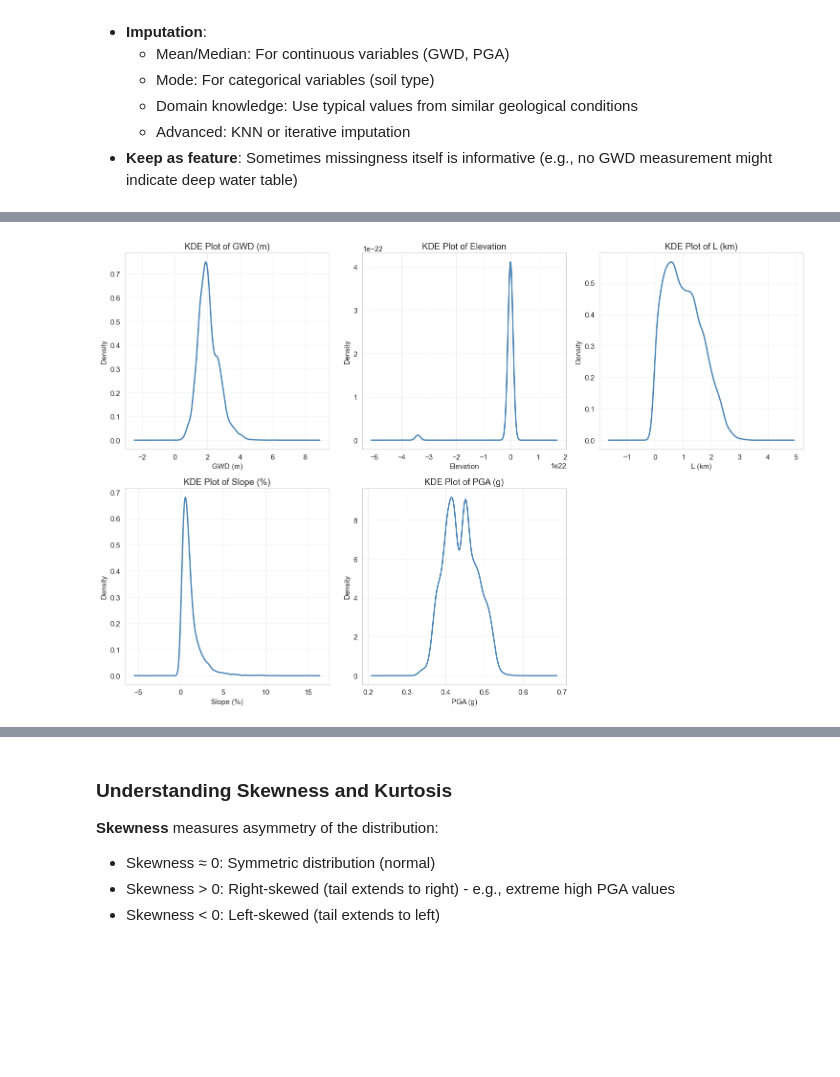
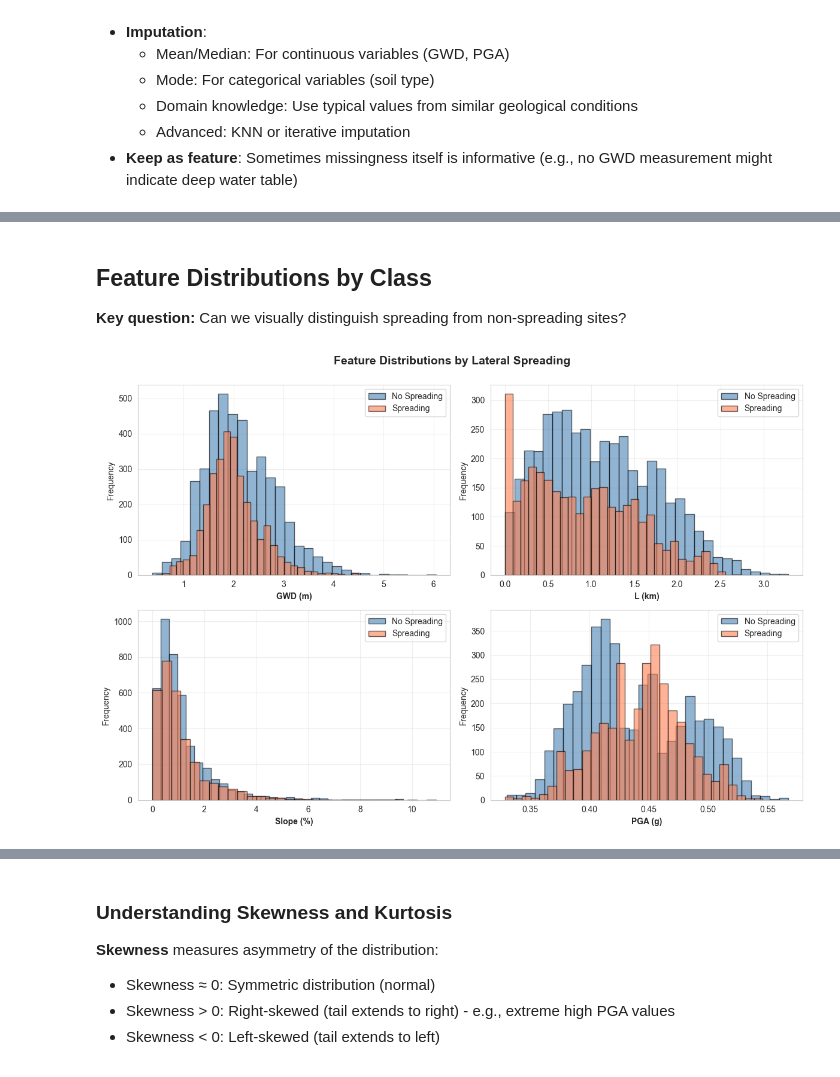
Before and after one commit to kks32-courses/ai-geotech, a Jupyter notebook: docs/00-mlp-dtree/00-eda-liquefaction.ipynb, the cells around one changed output, grey strips where cells are left out. Cells and saved outputs as stored; diff of their text form; code cells hidden in the pictures; blank space fills up the shorter version.

```diff
--- a/docs/00-mlp-dtree/00-eda-liquefaction.ipynb
+++ b/docs/00-mlp-dtree/00-eda-liquefaction.ipynb
@@ -51,14 +65,10 @@ import numpy as np
 import matplotlib.pyplot as plt
 import seaborn as sns
 from scipy import stats
-from sklearn.ensemble import IsolationForest
-from sklearn.preprocessing import StandardScaler
-from sklearn.decomposition import PCA
 import warnings
 warnings.filterwarnings('ignore')
 
-# Set style for better-looking plots
+# Plotting style
 sns.set_style('whitegrid')
-plt.rcParams['figure.figsize'] = (12, 6)
-plt.rcParams['font.size'] = 11
+plt.rcParams['figure.figsize'] = (10, 5)
 # %%
@@ -119,0 +107,4 @@ df.describe()
+# %%
+# Basic statistics
+features = ['GWD (m)', 'L (km)', 'Slope (%)', 'PGA (g)']
+df[features + ['Target']].describe()
@@ -248,19 +212,26 @@ plt.show()
+# %% [markdown]
+## Feature Distributions by Class
+
+**Key question:** Can we visually distinguish spreading from non-spreading sites?
 # %%
-# KDE plots for smoother distribution visualization
-fig, axes = plt.subplots(2, 3, figsize=(15, 10))
+# Histograms comparing spreading vs non-spreading
+fig, axes = plt.subplots(2, 2, figsize=(12, 8))
 axes = axes.ravel()
 
-for idx, feature in enumerate(numerical_features):
-    df[feature].plot(kind='kde', ax=axes[idx], color='steelblue', linewidth=2)
-    axes[idx].set_title(f'KDE Plot of {feature}')
-    axes[idx].set_xlabel(feature)
-    axes[idx].set_ylabel('Density')
-    axes[idx].grid(True, alpha=0.3)
+for idx, feature in enumerate(features):
+    # Plot both classes
+    df[df['Target']==0][feature].hist(ax=axes[idx], bins=30, alpha=0.6,
+                                       label='No Spreading', color='steelblue', edgecolor='black')
+    df[df['Target']==1][feature].hist(ax=axes[idx], bins=30, alpha=0.6,
+                                       label='Spreading', color='coral', edgecolor='black')
 
-if len(numerical_features) < len(axes):
-    axes[-1].axis('off')
+    axes[idx].set_xlabel(feature, fontweight='bold')
+    axes[idx].set_ylabel('Frequency')
+    axes[idx].legend()
+    axes[idx].grid(alpha=0.3)
 
+plt.suptitle('Feature Distributions by Lateral Spreading', fontsize=14, fontweight='bold', y=1.00)
 plt.tight_layout()
 plt.show()
 # %% [output]
-[figure, old version]
+[figure, new version]
```
Also changed, not shown: parts of 73 cells of this notebook, 2 other files.
